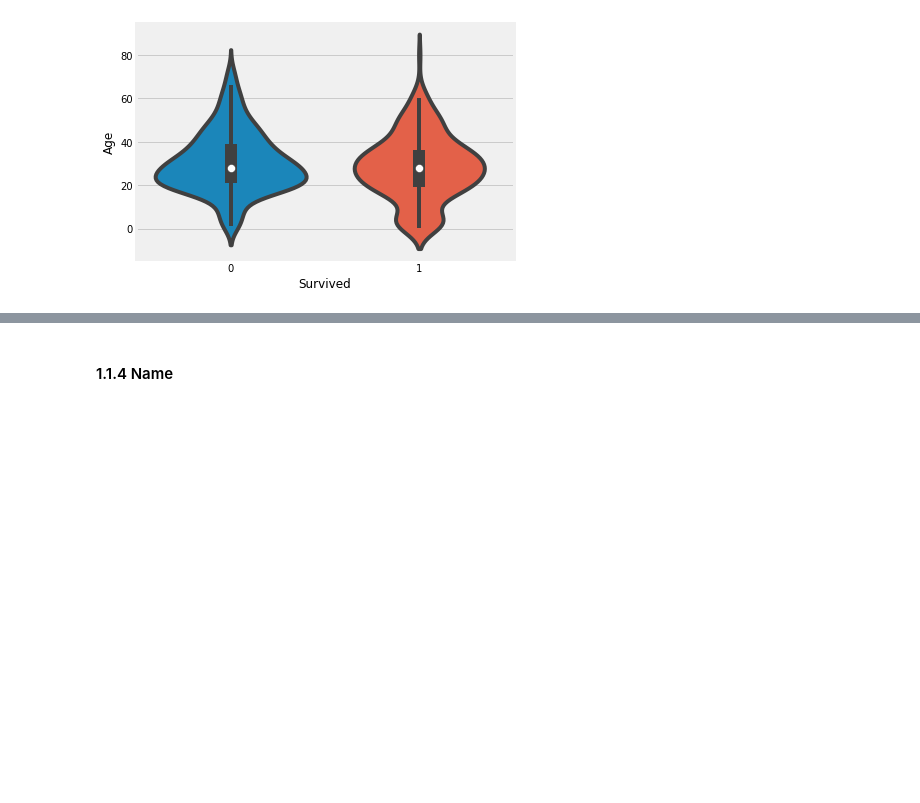
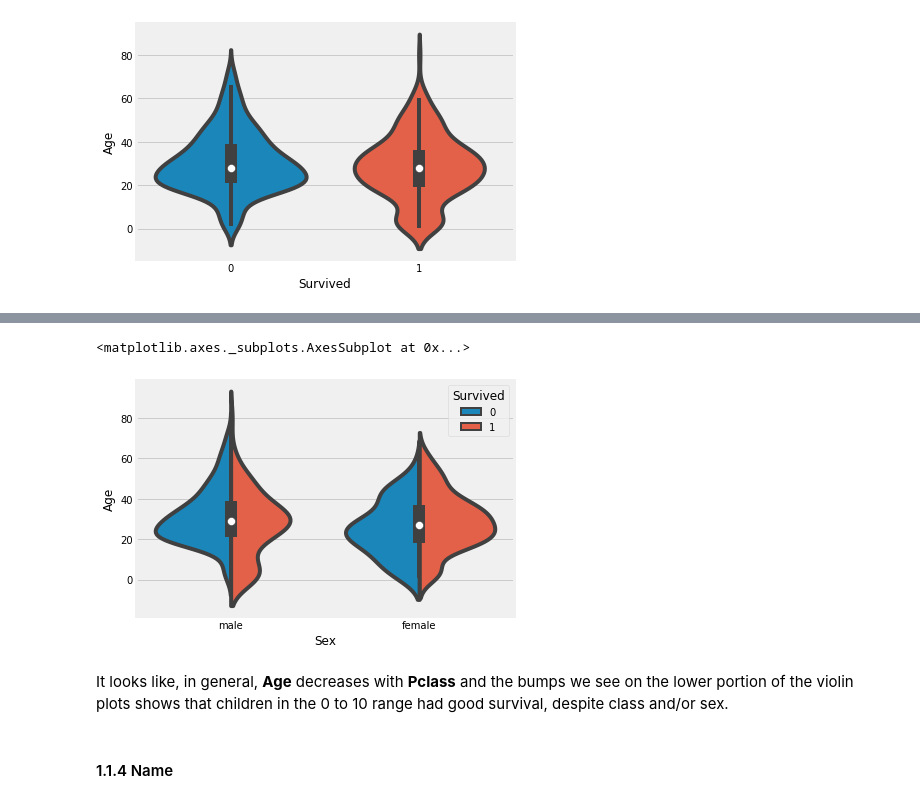
Before and after one commit to chadbartel/Data-Science-Projects, a Jupyter notebook: Titanic/Code/Model/Experiments/Experiment10/eda_titanic_10.ipynb, the cells around one changed output, grey strips where cells are left out. Saved outputs shown, nothing was run; the diff lists cells and outputs as text; code cells hidden in the pictures; blank space fills up the shorter version.

```diff
--- a/Titanic/Code/Model/Experiments/Experiment10/eda_titanic_10.ipynb
+++ b/Titanic/Code/Model/Experiments/Experiment10/eda_titanic_10.ipynb
@@ -243,2 +251,12 @@ plt.show()
+# %%
+fig, ax = plt.subplots()
+sns.violinplot(x='Sex', y='Age', hue='Survived', data=titanic.data, split=True)
+plt.tight_layout()
+plt.show()
+# %% [output]
+<matplotlib.axes._subplots.AxesSubplot at 0x...>
+[figure, added]
+# %% [markdown]
+It looks like, in general, **Age** decreases with **Pclass** and the bumps we see on the lower portion of the violin plots shows that children in the 0 to 10 range had good survival, despite class and/or sex.
 # %% [markdown]
 #### 1.1.4 Name
```
Also changed, not shown: parts of 9 cells of this notebook.
